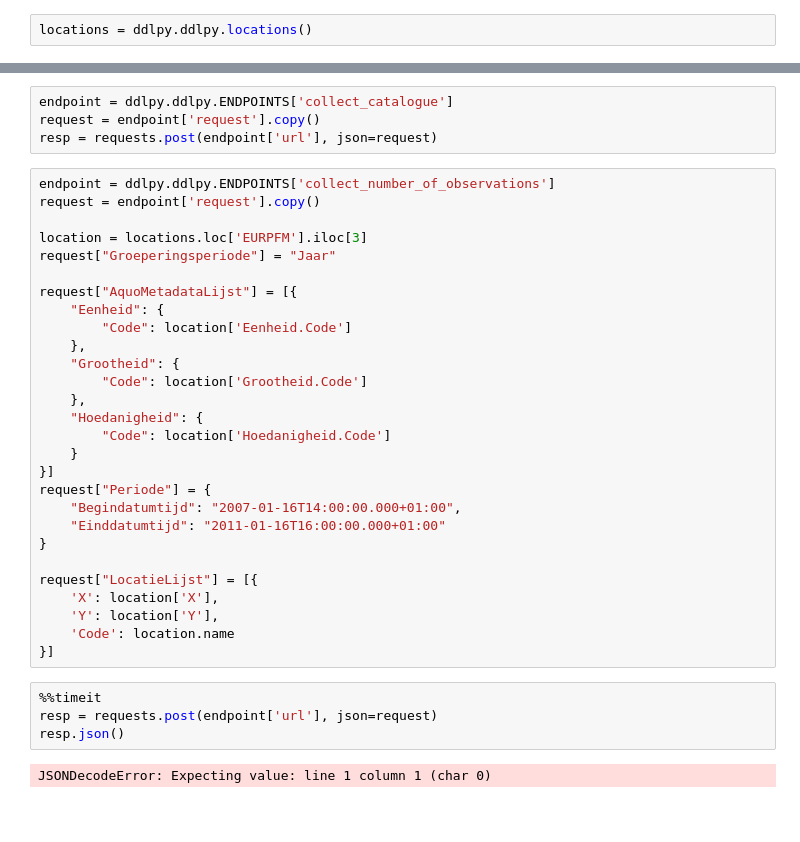
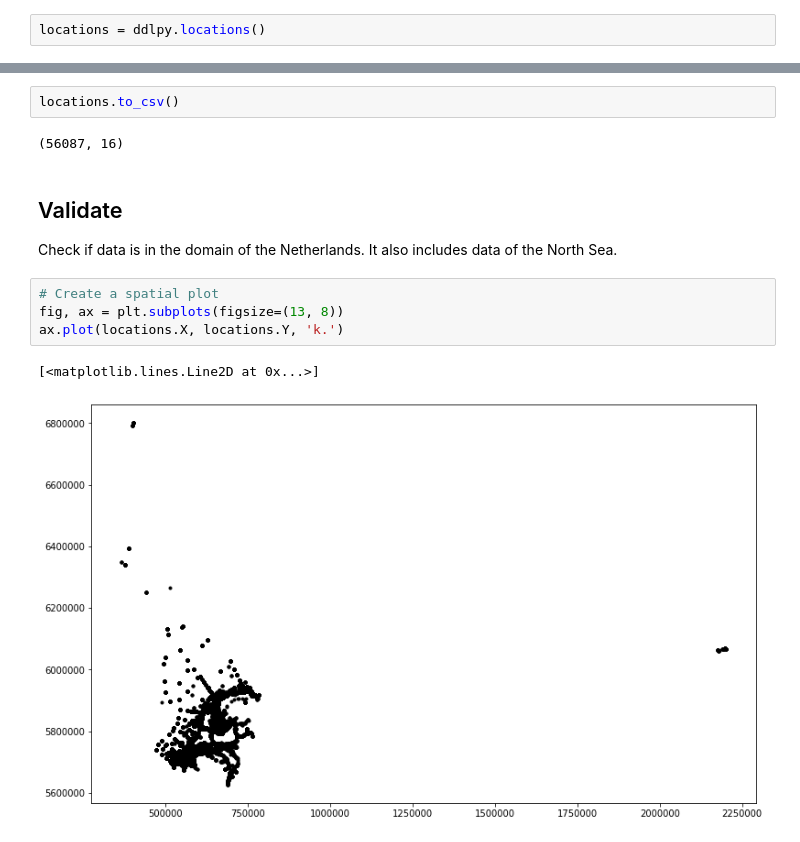
Before and after one commit to Deltares/ddlpy, a Jupyter notebook: notebooks/measurements.ipynb, the cells around one changed output, grey strips where cells are left out. Saved outputs shown, nothing was run; the diff lists cells and outputs as text; blank space fills up the shorter version.

```diff
--- a/notebooks/measurements.ipynb
+++ b/notebooks/measurements.ipynb
@@ -4,2 +15,2 @@ import requests
 # %%
-locations = ddlpy.ddlpy.locations()
+locations = ddlpy.locations()
@@ -21,38 +20,14 @@ Name: EURPFM, dtype: object
-# %%
-endpoint = ddlpy.ddlpy.ENDPOINTS['collect_catalogue']
-request = endpoint['request'].copy()
-resp = requests.post(endpoint['url'], json=request)
-# %%
-endpoint = ddlpy.ddlpy.ENDPOINTS['collect_number_of_observations']
-request = endpoint['request'].copy()
-
-location = locations.loc['EURPFM'].iloc[3]
-request["Groeperingsperiode"] = "Jaar"
-
-request["AquoMetadataLijst"] = [{
-    "Eenheid": {
-        "Code": location['Eenheid.Code']
-    },
-    "Grootheid": {
-        "Code": location['Grootheid.Code']
-    },
-    "Hoedanigheid": {
-        "Code": location['Hoedanigheid.Code']
-    }
-}]
-request["Periode"] = {
-    "Begindatumtijd": "2007-01-16T14:00:00.000+01:00",
-    "Einddatumtijd": "2011-01-16T16:00:00.000+01:00"
-}
-
-request["LocatieLijst"] = [{
-    'X': location['X'],
-    'Y': location['Y'],
-    'Code': location.name
-}]
-# %%
-%%timeit
-resp = requests.post(endpoint['url'], json=request)
-resp.json()
-# %% [output]
-JSONDecodeError: Expecting value: line 1 column 1 (char 0)
+# %%
+locations.to_csv()
+# %% [output]
+(56087, 16)
+# %% [markdown]
+## Validate
+Check  if data is in the domain of the Netherlands. It also includes data of the North Sea.
+# %%
+# Create a spatial plot
+fig, ax = plt.subplots(figsize=(13, 8))
+ax.plot(locations.X, locations.Y, 'k.')
+# %% [output]
+[<matplotlib.lines.Line2D at 0x...>]
+[figure, added]
```
Also changed, not shown: parts of 8 cells of this notebook.
